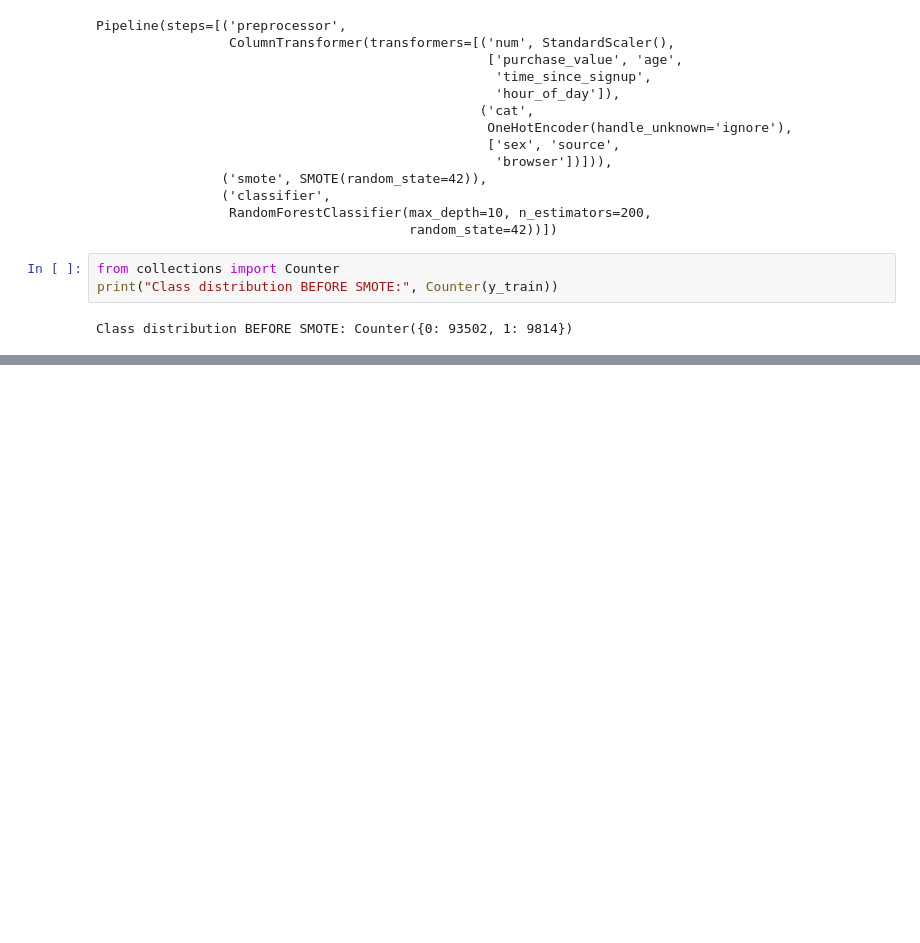
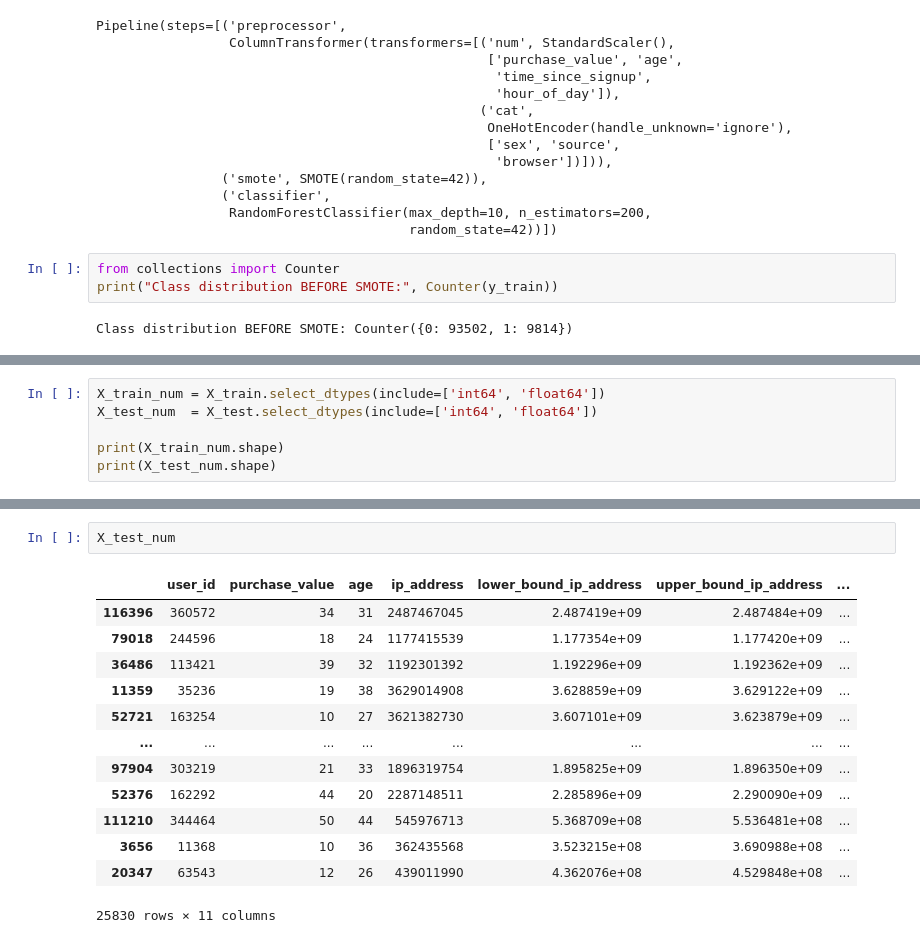
Before and after one commit to SeniyaSultan/fraud-detection, a Jupyter notebook: notebooks/modeling.ipynb, the cells around one changed output, grey strips where cells are left out. Cells and saved outputs as stored; diff of their text form; blank space fills up the shorter version.

```diff
--- a/notebooks/modeling.ipynb
+++ b/notebooks/modeling.ipynb
@@ -237,0 +265,6 @@ Class distribution BEFORE SMOTE: Counter({0: 93502, 1: 9814})
+# %%
+X_train_num = X_train.select_dtypes(include=['int64', 'float64'])
+X_test_num  = X_test.select_dtypes(include=['int64', 'float64'])
+
+print(X_train_num.shape)
+print(X_test_num.shape)
@@ -237,0 +317,16 @@ Class distribution BEFORE SMOTE: Counter({0: 93502, 1: 9814})
+# %%
+X_test_num
+# %% [output]
+|  | user_id | purchase_value | age | ip_address | lower_bound_ip_address | upper_bound_ip_address | ... |
+| 116396 | 360572 | 34 | 31 | 2487467045 | 2.487419e+09 | 2.487484e+09 | ... |
+| 79018 | 244596 | 18 | 24 | 1177415539 | 1.177354e+09 | 1.177420e+09 | ... |
+| 36486 | 113421 | 39 | 32 | 1192301392 | 1.192296e+09 | 1.192362e+09 | ... |
+| 11359 | 35236 | 19 | 38 | 3629014908 | 3.628859e+09 | 3.629122e+09 | ... |
+| 52721 | 163254 | 10 | 27 | 3621382730 | 3.607101e+09 | 3.623879e+09 | ... |
+| ... | ... | ... | ... | ... | ... | ... | ... |
+| 97904 | 303219 | 21 | 33 | 1896319754 | 1.895825e+09 | 1.896350e+09 | ... |
+| 52376 | 162292 | 44 | 20 | 2287148511 | 2.285896e+09 | 2.290090e+09 | ... |
+| 111210 | 344464 | 50 | 44 | 545976713 | 5.368709e+08 | 5.536481e+08 | ... |
+| 3656 | 11368 | 10 | 36 | 362435568 | 3.523215e+08 | 3.690988e+08 | ... |
+| 20347 | 63543 | 12 | 26 | 439011990 | 4.362076e+08 | 4.529848e+08 | ... |
+25830 rows × 11 columns
```
Also changed, not shown: parts of 11 cells of this notebook, 4 other files.
